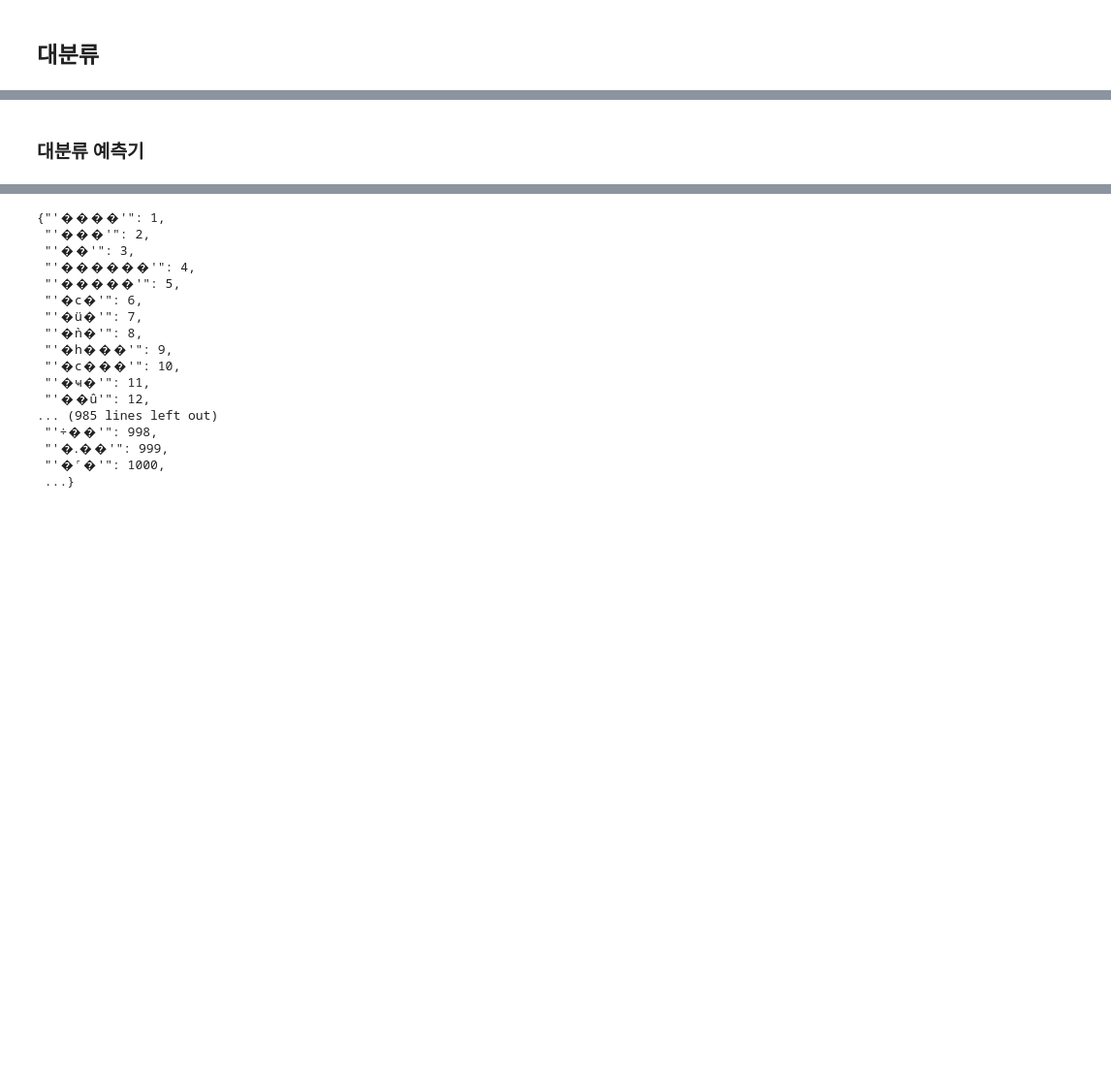
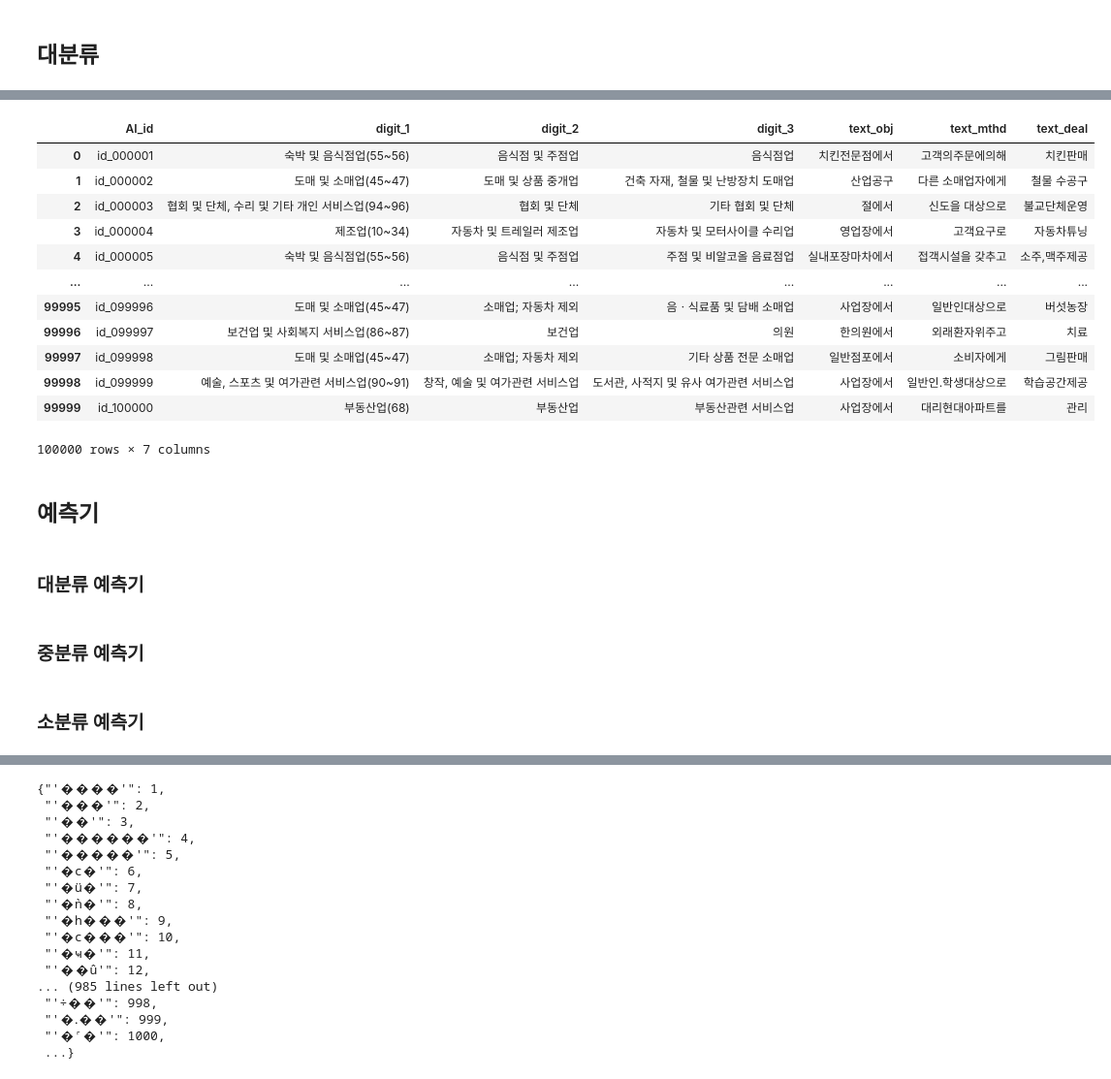
Before and after one commit to huitaek/contest-kostat-ai, a Jupyter notebook: mecab_LSTM.ipynb, the cells around one changed output, grey strips where cells are left out. Shown at 97% size. Drawn from its saved outputs; the diff is of its cells as text; code cells hidden in the pictures; blank space fills up the shorter version.

```diff
--- a/mecab_LSTM.ipynb
+++ b/mecab_LSTM.ipynb
@@ -200,2 +362,24 @@ temp_list_1 = np.array(temp_list_1)
+# %%
+translated_data
+# %% [output]
+|  | AI_id | digit_1 | digit_2 | digit_3 | text_obj | text_mthd | text_deal |
+| 0 | id_000001 | 숙박 및 음식점업(55~56) | 음식점 및 주점업 | 음식점업 | 치킨전문점에서 | 고객의주문에의해 | 치킨판매 |
+| 1 | id_000002 | 도매 및 소매업(45~47) | 도매 및 상품 중개업 | 건축 자재, 철물 및 난방장치 도매업 | 산업공구 | 다른 소매업자에게 | 철물 수공구 |
+| 2 | id_000003 | 협회 및 단체, 수리 및 기타 개인 서비스업(94~96) | 협회 및 단체 | 기타 협회 및 단체 | 절에서 | 신도을 대상으로 | 불교단체운영 |
+| 3 | id_000004 | 제조업(10~34) | 자동차 및 트레일러 제조업 | 자동차 및 모터사이클 수리업 | 영업장에서 | 고객요구로 | 자동차튜닝 |
+| 4 | id_000005 | 숙박 및 음식점업(55~56) | 음식점 및 주점업 | 주점 및 비알코올 음료점업 | 실내포장마차에서 | 접객시설을 갖추고 | 소주,맥주제공 |
+| ... | ... | ... | ... | ... | ... | ... | ... |
+| 99995 | id_099996 | 도매 및 소매업(45~47) | 소매업; 자동차 제외 | 음ㆍ식료품 및 담배 소매업 | 사업장에서 | 일반인대상으로 | 버섯농장 |
+| 99996 | id_099997 | 보건업 및 사회복지 서비스업(86~87) | 보건업 | 의원 | 한의원에서 | 외래환자위주고 | 치료 |
+| 99997 | id_099998 | 도매 및 소매업(45~47) | 소매업; 자동차 제외 | 기타 상품 전문 소매업 | 일반점포에서 | 소비자에게 | 그림판매 |
+| 99998 | id_099999 | 예술, 스포츠 및 여가관련 서비스업(90~91) | 창작, 예술 및 여가관련 서비스업 | 도서관, 사적지 및 유사 여가관련 서비스업 | 사업장에서 | 일반인.학생대상으로 | 학습공간제공 |
+| 99999 | id_100000 | 부동산업(68) | 부동산업 | 부동산관련 서비스업 | 사업장에서 | 대리현대아파트를 | 관리 |
+100000 rows × 7 columns
+# %% [markdown]
+## 예측기
 # %% [markdown]
 ### 대분류 예측기
+# %% [markdown]
+### 중분류 예측기
+# %% [markdown]
+### 소분류 예측기
```
Also changed, not shown: parts of 64 cells of this notebook, 12 other files.
